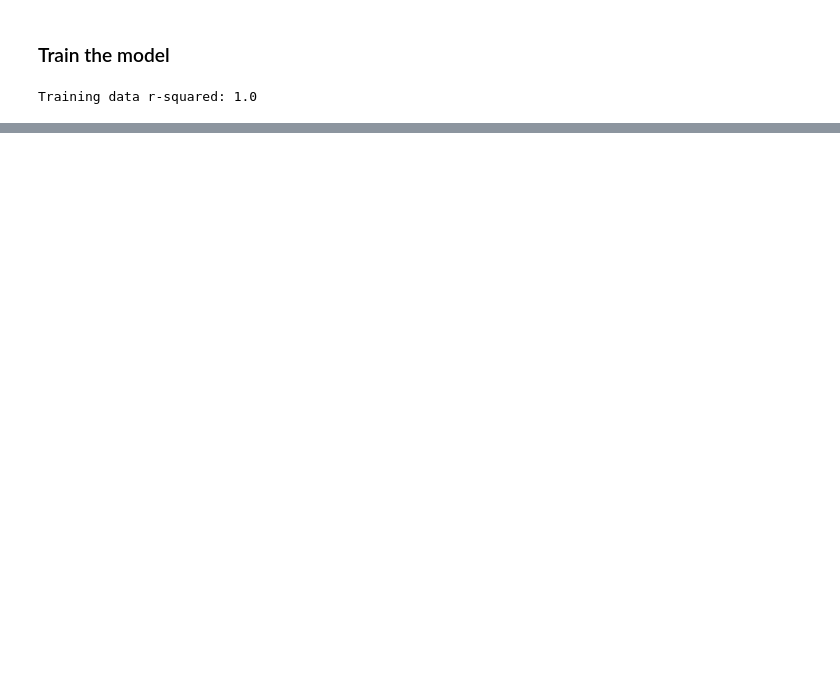
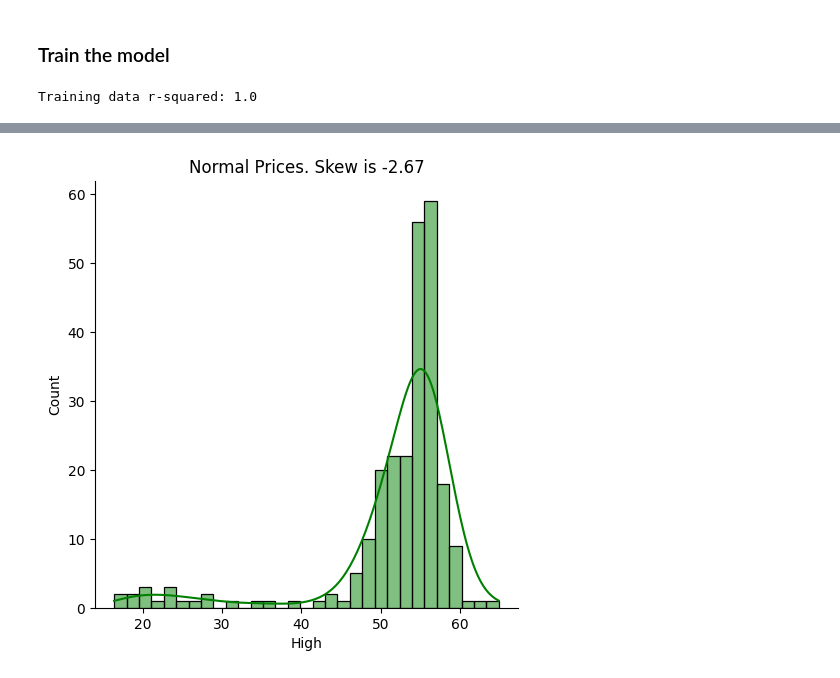
Before and after one commit to Jeff-Nibbs/stock_market_guesser, a Jupyter notebook: stock_reader.ipynb, the cells around one changed output, grey strips where cells are left out. Cells and saved outputs as stored; diff of their text form; code cells hidden in the pictures; blank space fills up the shorter version.

```diff
--- a/stock_reader.ipynb
+++ b/stock_reader.ipynb
@@ -112,0 +152,7 @@ regr_coef
+# %%
+tgt_skew = newer_stuff['High'].skew()
+sns.displot(newer_stuff['High'], kde='kde', color='green')
+plt.title(f'Normal Prices. Skew is {tgt_skew:.3}')
+plt.show()
+# %% [output]
+[figure, added]
```
Also changed, not shown: parts of 16 cells of this notebook.
